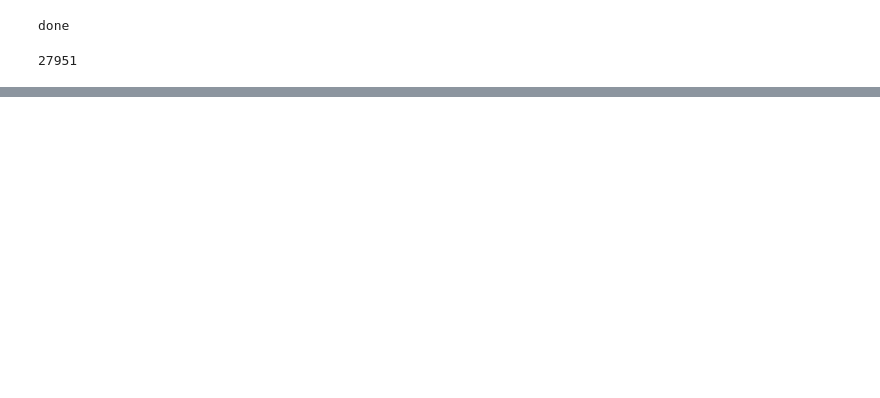
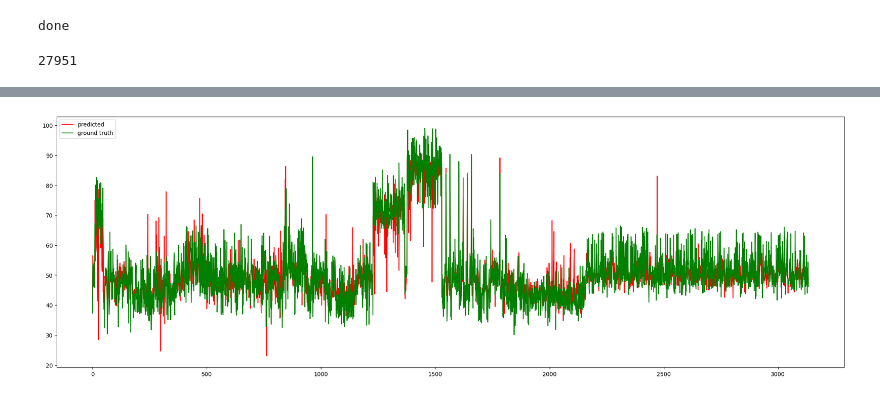
Before and after one commit to deltadedirac/ThermostabilityProject, a Jupyter notebook: ProtBERT_repro.ipynb, the cells around one changed output, grey strips where cells are left out. Saved outputs shown, nothing was run; the diff lists cells and outputs as text; code cells hidden in the pictures; blank space fills up the shorter version.

```diff
--- a/ProtBERT_repro.ipynb
+++ b/ProtBERT_repro.ipynb
@@ -205,7 +209,11 @@ max_memory_mapping = {0: "7GB", 'cpu': "8GB"}
 from optimum.bettertransformer import BetterTransformer
 
 tokenizer = BertTokenizer.from_pretrained("Rostlab/prot_bert", do_lower_case=False)
-model = BertModel.from_pretrained("Rostlab/prot_bert", low_cpu_mem_usage=True, max_memory=max_memory_mapping)
+model = BertModel.from_pretrained("Rostlab/prot_bert",
+                                  low_cpu_mem_usage=True,
+                                  max_memory=max_memory_mapping#,
+                                  #output_hidden_states = True
+                                  )
 model = BetterTransformer.transform(model, keep_original_model=True)
 
 
@@ -258,12 +273,22 @@ path_val= dir_pre_generated_embeddings+'val_set_embeddings.pth'
 
 if os.path.isfile(path_train)==False and os.path.isfile(path_test)==False and os.path.isfile(path_val)==False:
     #if path.exists(train_tmp_folder) == False or path.exists(test_tmp_folder) == False or path.exists(val_tmp_folder) == False:
-    batch_size = 1
+    batch_size = 16
     batch_train = build_batch_iterator_sequences(train.sequence.to_list(), batch_size)
     batch_test = build_batch_iterator_sequences(test.sequence.to_list(), batch_size)
     batch_val = build_batch_iterator_sequences(val.sequence.to_list(), batch_size)
 
+    print ("Creating Embeddings...")
+    train_embeddings = embed_dataset(batch_train, model, tokenizer, device, train_tmp_folder)
+    torch.save(train_embeddings, 'train_set_embeddings.pth')
+    test_embeddings = embed_dataset(batch_test, model, tokenizer, device, test_tmp_folder)
+    torch.save(test_embeddings, 'test_set_embeddings.pth')
+    val_embeddings = embed_dataset(batch_val, model, tokenizer, device, val_tmp_folder)
+    torch.save(val_embeddings, 'val_set_embeddings.pth')
+    print ("Loaded")
 
+
+    '''
     print ("Creating Embeddings...")
     embed_dataset(batch_train, model, tokenizer, device, train_tmp_folder)
     embed_dataset(batch_test, model, tokenizer, device, test_tmp_folder)
@@ -279,6 +304,7 @@ if os.path.isfile(path_train)==False and os.path.isfile(path_test)==False and os
     val_embeddings = pooled_set_of_sequences(val_tmp_folder)
     torch.save(val_embeddings, 'val_set_embeddings.pth')
     print ("Loaded")
+    '''
 else:
     print ("Loading Premade Embeddings...")
     train_embeddings = torch.load('train_set_embeddings.pth')
@@ -320,11 +347,10 @@ class regressionHead(torch.nn.Module):
         self.FFNN = torch.nn.Sequential(
             Flatten(),
             torch.nn.Linear(1024, 512),
-            torch.nn.ReLU(), #nn.ReLU(),
+            torch.nn.Sigmoid(), #nn.ReLU(),
             torch.nn.Linear(512, 512),
-            torch.nn.ReLU(), #nn.ReLU(),
+            torch.nn.Sigmoid(), #nn.ReLU(),
             torch.nn.Linear(512, 1),
-            torch.nn.ReLU()
         )
 
         #self.encoder.apply(self._init_weights)
@@ -382,7 +408,7 @@ def train_LLMRegresor(train_iterator, val_iterator, model, device, criterion, op
                     return epoch'''
 # %%
 model = regressionHead(kernel=3)
-opt = torch.optim.Adam(model.parameters(), lr=1e-3)
-loss= torch.nn.SmoothL1Loss()
+opt = torch.optim.Adam(model.parameters(), lr=1e-4)
+loss= torch.nn.MSELoss()
 epochs = 500
 train_LLMRegresor(train_loader, val_loader, model, device, loss, opt, epochs)
@@ -413,3 +489,14 @@ print('RMSE: ' + str(torch.sqrt(loss_test)))
+# %%
+indexes = list(range(0,len(test_labels) ) )
+
+plt.figure(figsize=(25,8))
+plt.plot(indexes, outcome.flatten().detach().cpu().tolist(), c='red', label="predicted")
+plt.plot( indexes, test_labels.detach().cpu().tolist(), c='green', label="ground truth")
+plt.legend(loc="upper left")
+#plt.ylim(-1.5, 2.0)
+plt.show()
+# %% [output]
+[figure, added]
 # %%
 
 
```
Also changed, not shown: parts of 12 cells of this notebook.
